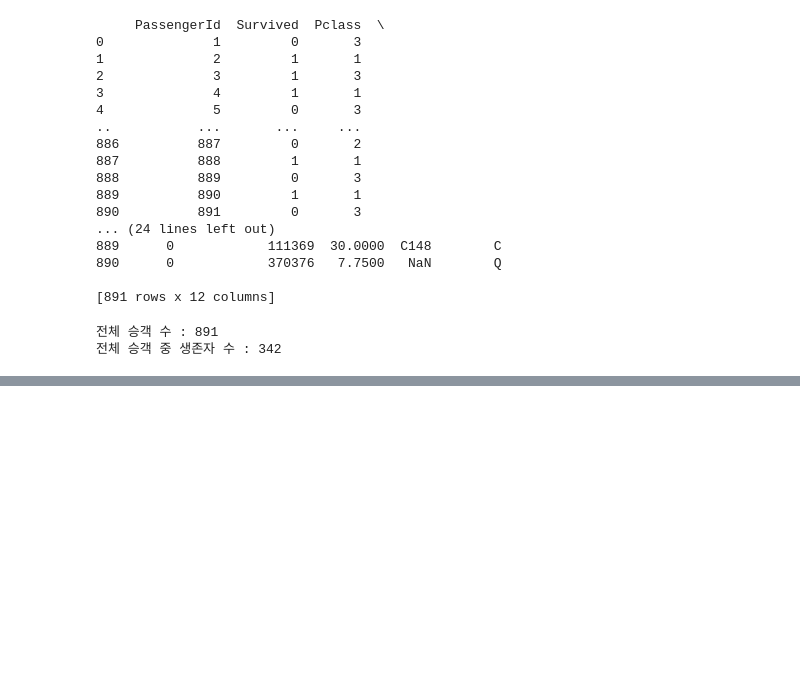
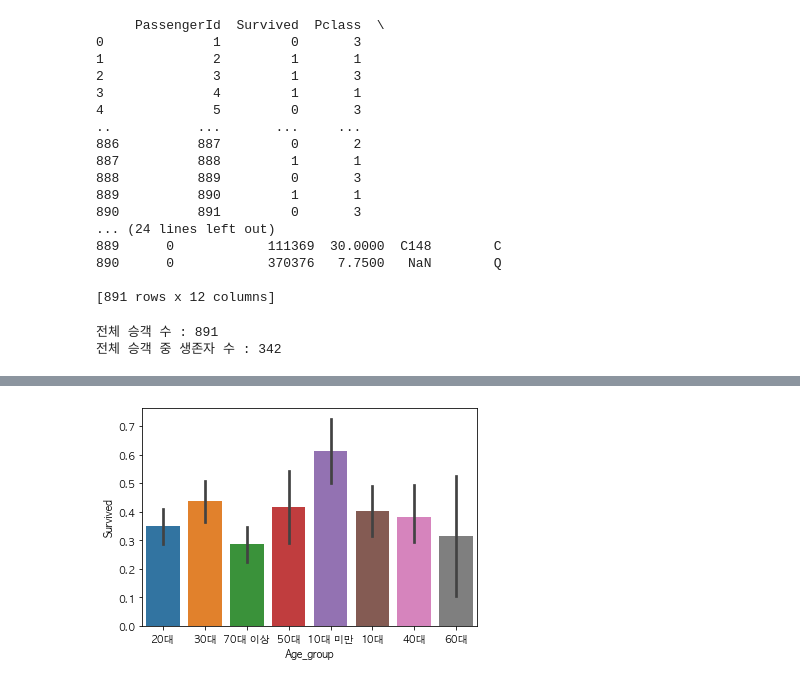
Before and after one commit to il-kwang/quiz, a Jupyter notebook: ML/titanic/titanic.ipynb, the cells around one changed output, grey strips where cells are left out. Cells and saved outputs as stored; diff of their text form; code cells hidden in the pictures; blank space fills up the shorter version.

```diff
--- a/ML/titanic/titanic.ipynb
+++ b/ML/titanic/titanic.ipynb
@@ -115,0 +151,33 @@ plt.show()
+# %%
+#나이에 따른 생존 확률
+#나이대를 구분 10대 미만 10대 20대 30대 40대 50대 60대 70대 이상
+
+def age_group(age):
+    if age < 10:
+        return '10대 미만'
+    elif age < 20:
+        return '10대'
+    elif age < 30:
+        return '20대'
+    elif age < 40:
+        return '30대'
+    elif age < 50:
+        return '40대'
+    elif age < 60:
+        return '50대'
+    elif age < 70:
+        return '60대'
+    else:
+        return '70대 이상'
+
+#승객 나이 통계 확인하기
+df['Age'].describe()
+#승객 나이에 따라 분류하기
+df['Age_group'] = df['Age'].apply(age_group)
+#승객 나이에 따른 생존 확률
+df.groupby('Age_group')['Survived'].mean()
+#승객 나이에 따른 생존 확률 시각화
+sns.barplot(x='Age_group', y='Survived', data=df)
+plt.show()
+# %% [output]
+[figure, added]
```
Also changed, not shown: parts of 6 cells of this notebook, 1 other file.
